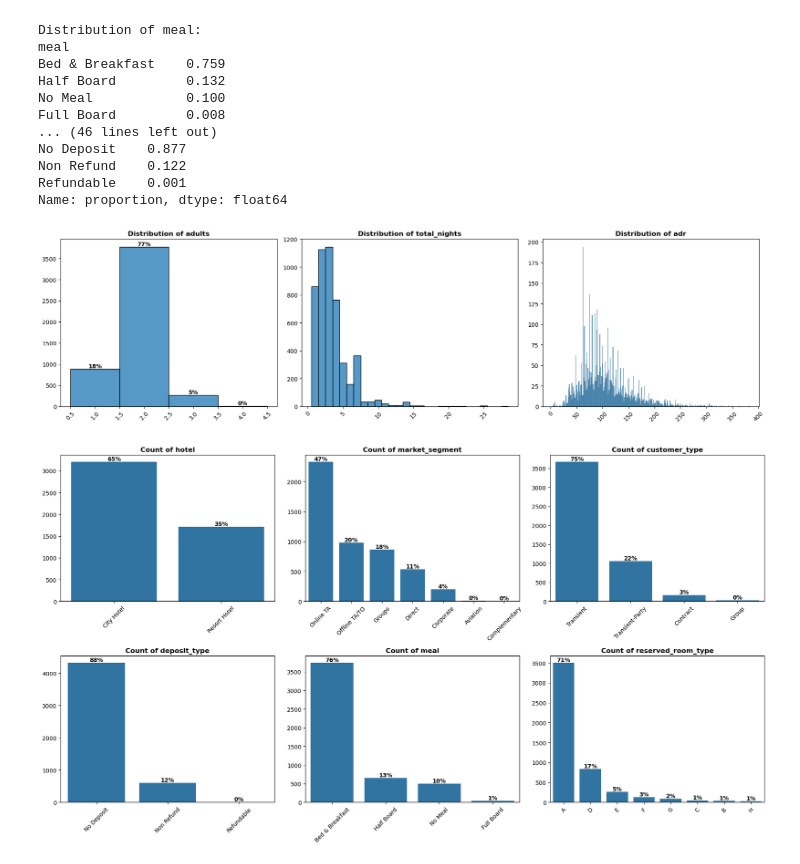
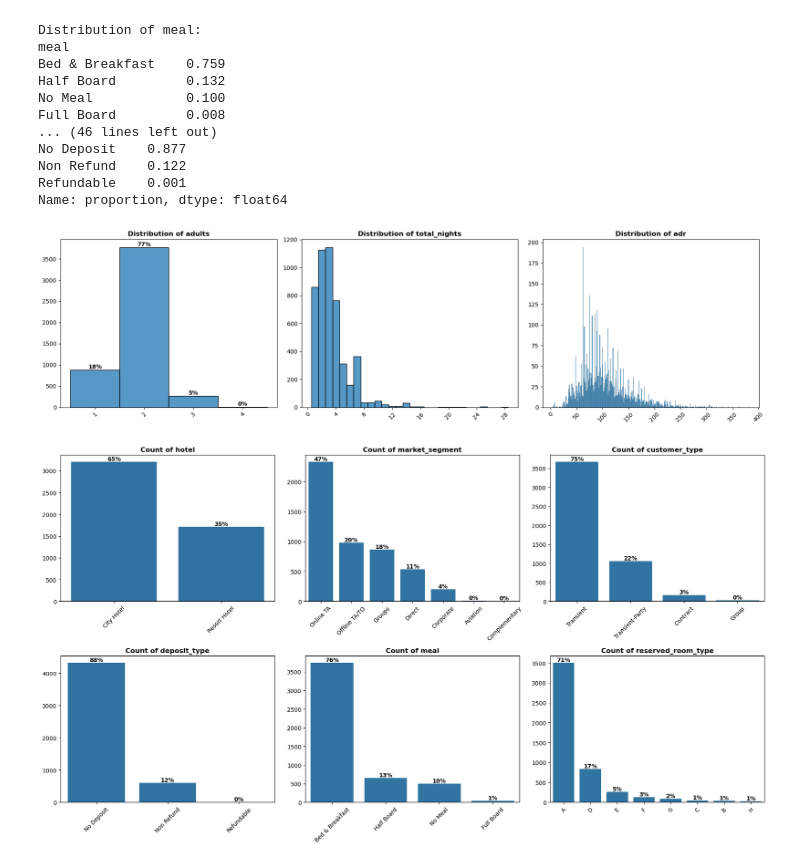
Before and after one commit to luciledubarry/Hotel_booking_analysis, a Jupyter notebook: hotel_booking_analysis.ipynb, the cells around one changed output. Saved outputs shown, nothing was run; the diff lists cells and outputs as text; code cells hidden in the pictures.

```diff
--- a/hotel_booking_analysis.ipynb
+++ b/hotel_booking_analysis.ipynb
@@ -166,37 +164,47 @@ Refundable    0.001
 Name: proportion, dtype: float64
 # %%
 # Graphical representation of numerical variables
+from matplotlib.ticker import MaxNLocator
+
 num_vars = ['adults', 'total_nights', 'adr']
 booking[num_vars] = booking[num_vars].astype(int)
 
 fig, axes = plt.subplots(1, 3, figsize=(18, 5))
 
 for i, var in enumerate(num_vars):
     min_val = booking[var].min()
     max_val = booking[var].max()
-    bins = range(min_val, max_val + 2)
+
+    # Use appropriate number of bins based on the range
+    if max_val - min_val <= 20:
+        bins = range(min_val, max_val + 2)
+    else:
+        bins = 'auto'
 
     sns.histplot(data=booking, x=var, bins=bins, discrete=True, ax=axes[i], kde=False)
 
     axes[i].set_title(f'Distribution of {var}', fontsize=12, fontweight='bold')
     axes[i].set_xlabel("")
     axes[i].set_ylabel("")
     axes[i].tick_params(axis='x', rotation=45)
+
+    # Force x-axis to show only integer values
+    axes[i].xaxis.set_major_locator(MaxNLocator(integer=True))
 
     if var == 'adults':
         total = len(booking)
         for p in axes[i].patches:
             height = p.get_height()
             pct = round((height / total) * 100)
             axes[i].annotate(f'{pct}%',
                              (p.get_x() + p.get_width()/2., height),
                              ha='center', va='bottom',
                              fontsize=10, fontweight='bold')
 
 plt.tight_layout()
 plt.show()
 # %% [output]
-[figure, old version]
+[figure, new version]
 # %%
 # Graphical representation of categorical variables
 # We select market_segment which mostly includes ditrsibution channel.
```
Also changed, not shown: parts of 21 cells of this notebook.
